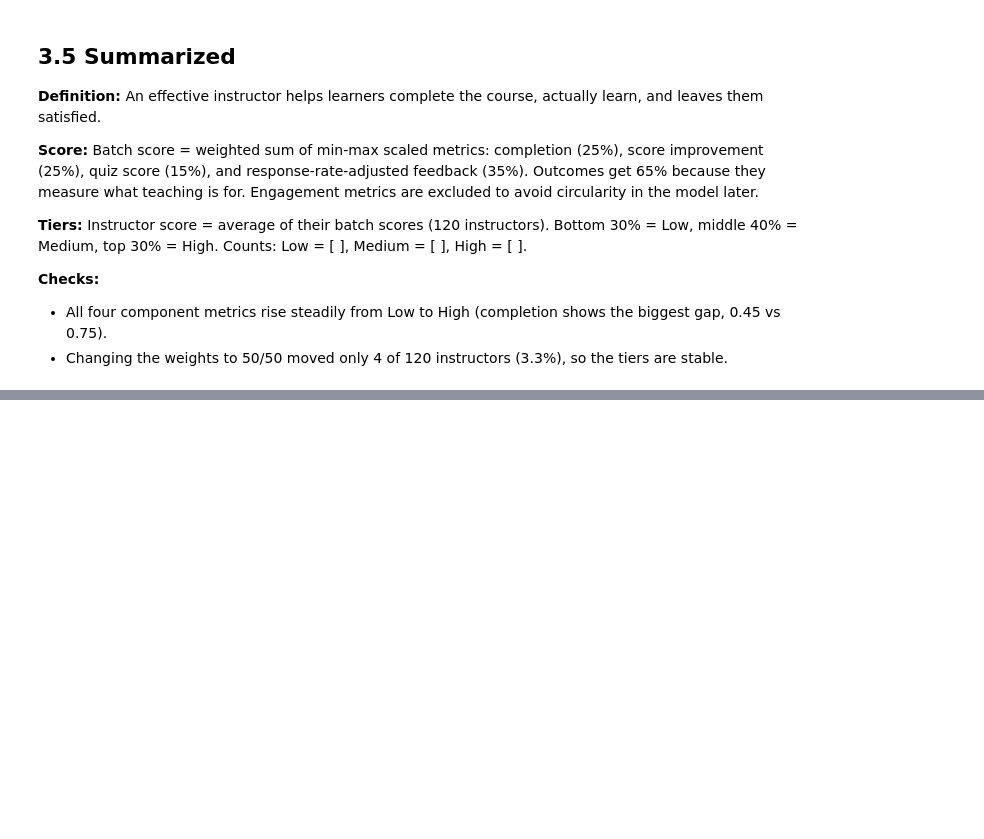
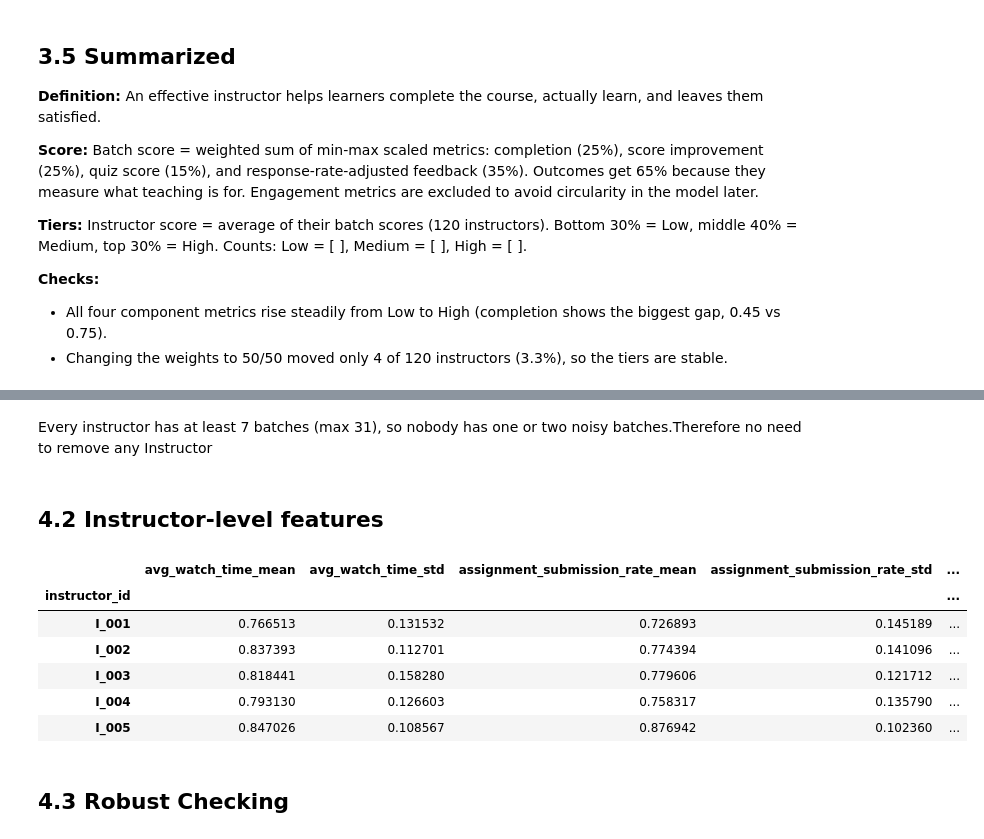
Before and after one commit to MdSahil1702/InternshipAssignments, a Jupyter notebook: Accredian Data Science & AI Content Specialist internship/Instructor_Effectiveness_Modeling.ipynb, the cells around one changed output, grey strips where cells are left out. Drawn from its saved outputs; the diff is of its cells as text; code cells hidden in the pictures; blank space fills up the shorter version.

```diff
--- a/Accredian Data Science & AI Content Specialist internship/Instructor_Effectiveness_Modeling.ipynb
+++ b/Accredian Data Science & AI Content Specialist internship/Instructor_Effectiveness_Modeling.ipynb
@@ -312,0 +343,32 @@ rather than an of my chosen weights.
+# %% [markdown]
+Every instructor has at least 7 batches (max 31), so nobody has one or two noisy batches.Therefore no need to remove any Instructor
+# %% [markdown]
+## 4.2 Instructor-level features
+# %%
+eng_cols = ["avg_watch_time", "assignment_submission_rate", "forum_activity_rate"]
+
+# Mean = typical level, std = consistency across batches
+feat = df.groupby("instructor_id")[eng_cols].agg(["mean", "std"])
+feat.columns = [f"{col}_{stat}" for col, stat in feat.columns]
+
+# Experience
+feat["n_batches"] = df.groupby("instructor_id").size()
+feat["n_courses"] = df.groupby("instructor_id")["course_id"].nunique()
+
+#how much do the instructor's batch scores vary
+feat["score_std"] = score_df.groupby("instructor_id")["batch_score"].std()
+
+
+# Attach the tier (target) and the score
+model_df = feat.join(instr[["effectiveness_score", "tier"]])
+model_df.head()
+# %% [output]
+|  | avg_watch_time_mean | avg_watch_time_std | assignment_submission_rate_mean | assignment_submission_rate_std | ... |
+| instructor_id |  |  |  |  | ... |
+| I_001 | 0.766513 | 0.131532 | 0.726893 | 0.145189 | ... |
+| I_002 | 0.837393 | 0.112701 | 0.774394 | 0.141096 | ... |
+| I_003 | 0.818441 | 0.158280 | 0.779606 | 0.121712 | ... |
+| I_004 | 0.793130 | 0.126603 | 0.758317 | 0.135790 | ... |
+| I_005 | 0.847026 | 0.108567 | 0.876942 | 0.102360 | ... |
+# %% [markdown]
+## 4.3 Robust Checking
```
Also changed, not shown: parts of 4 cells of this notebook.
